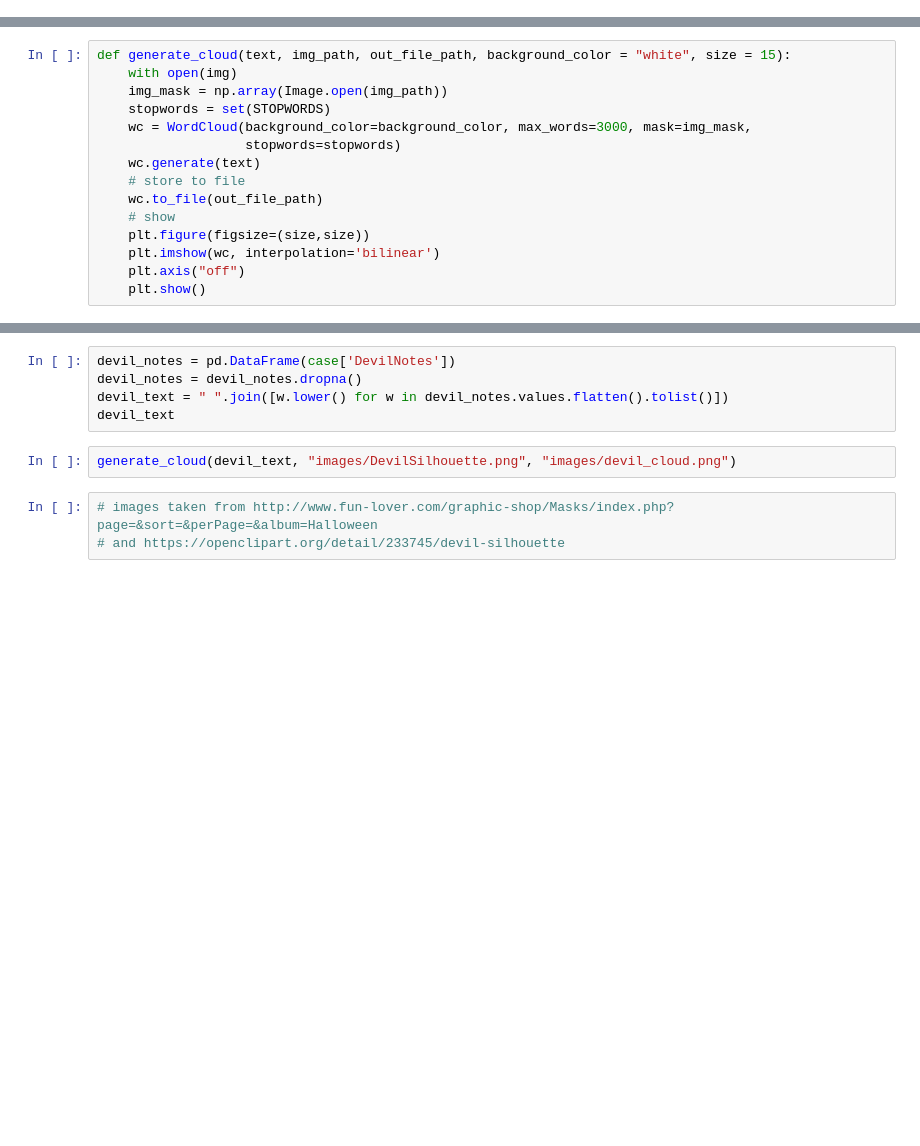
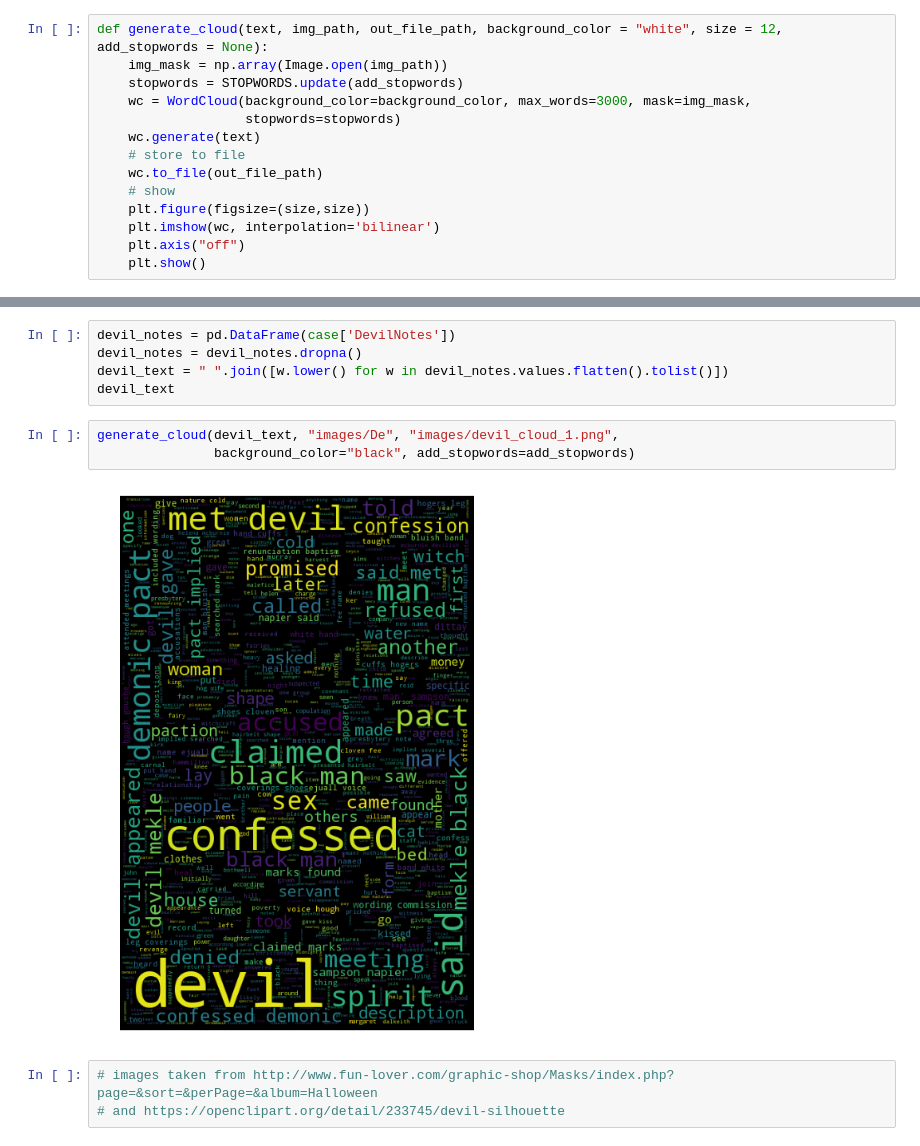
Before and after one commit to SallyM/witches, a Jupyter notebook: Data_viz.ipynb, the cells around one changed output, grey strips where cells are left out. Drawn from its saved outputs; the diff is of its cells as text; blank space fills up the shorter version.

```diff
--- a/Data_viz.ipynb
+++ b/Data_viz.ipynb
@@ -89,3 +77,17 @@ Insect Devil                1
 Child Devil                 1
 Baby                        1
 Name: CaseRef, dtype: int64
+# %%
+def generate_cloud(text, img_path, out_file_path, background_color = "white", size = 12, add_stopwords = None):
+    img_mask = np.array(Image.open(img_path))
+    stopwords = STOPWORDS.update(add_stopwords)
+    wc = WordCloud(background_color=background_color, max_words=3000, mask=img_mask,
+                   stopwords=stopwords)
+    wc.generate(text)
+    # store to file
+    wc.to_file(out_file_path)
+    # show
+    plt.figure(figsize=(size,size))
+    plt.imshow(wc, interpolation='bilinear')
+    plt.axis("off")
+    plt.show()
@@ -306,15 +97,0 @@ array([nan, 'No trial details.', 'No details', 'no trial details.',
-# %%
-def generate_cloud(text, img_path, out_file_path, background_color = "white", size = 15):
-    with open(img)
-    img_mask = np.array(Image.open(img_path))
-    stopwords = set(STOPWORDS)
-    wc = WordCloud(background_color=background_color, max_words=3000, mask=img_mask,
-                   stopwords=stopwords)
-    wc.generate(text)
-    # store to file
-    wc.to_file(out_file_path)
-    # show
-    plt.figure(figsize=(size,size))
-    plt.imshow(wc, interpolation='bilinear')
-    plt.axis("off")
-    plt.show()
@@ -331,8 +128,11 @@ devil_notes = pd.DataFrame(case['DevilNotes'])
 devil_notes = devil_notes.dropna()
 devil_text = " ".join([w.lower() for w in devil_notes.values.flatten().tolist()])
 devil_text
-# %%
-generate_cloud(devil_text, "images/DevilSilhouette.png", "images/devil_cloud.png")
+# %%
+generate_cloud(devil_text, "images/De", "images/devil_cloud_1.png",
+               background_color="black", add_stopwords=add_stopwords)
+# %% [output]
+[figure, added]
 # %%
 # images taken from http://www.fun-lover.com/graphic-shop/Masks/index.php?page=&sort=&perPage=&album=Halloween
 # and https://openclipart.org/detail/233745/devil-silhouette
```
Also changed, not shown: parts of 27 cells of this notebook, 1 other file.
